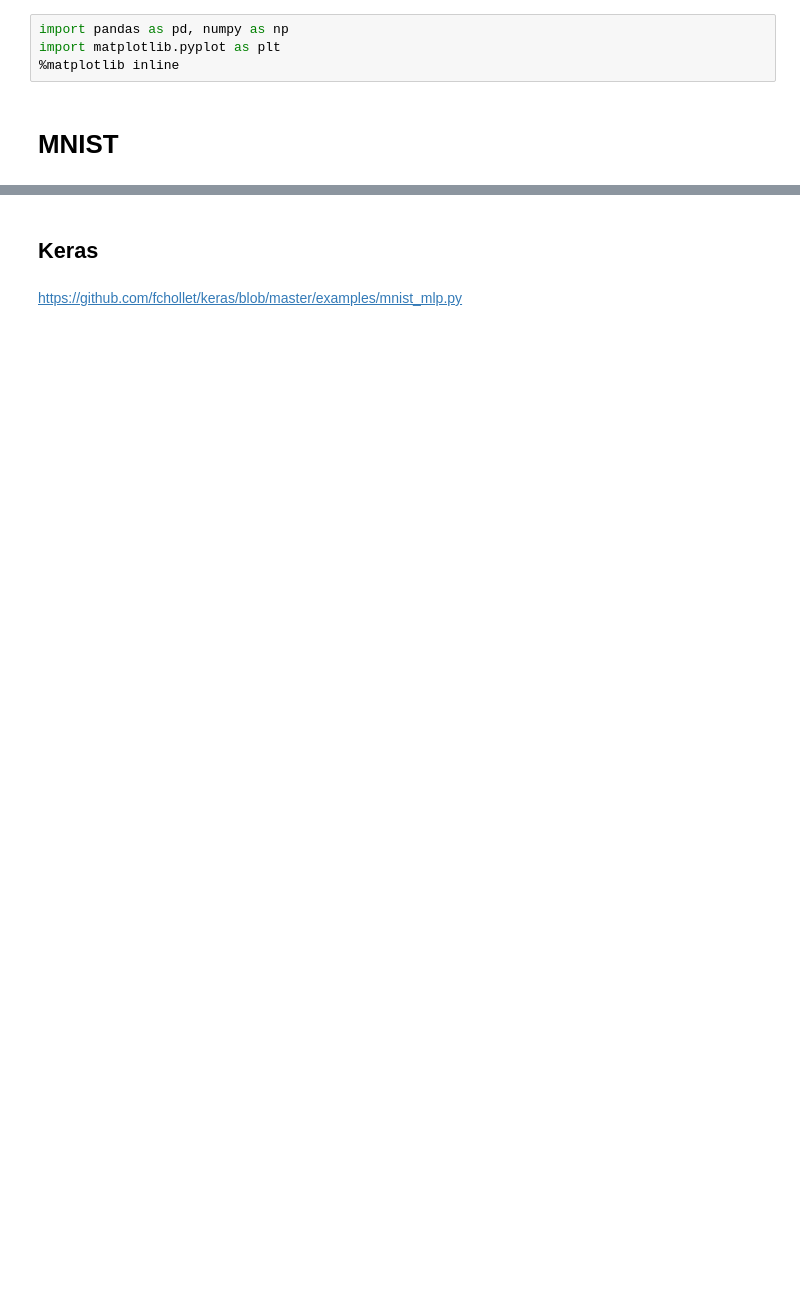
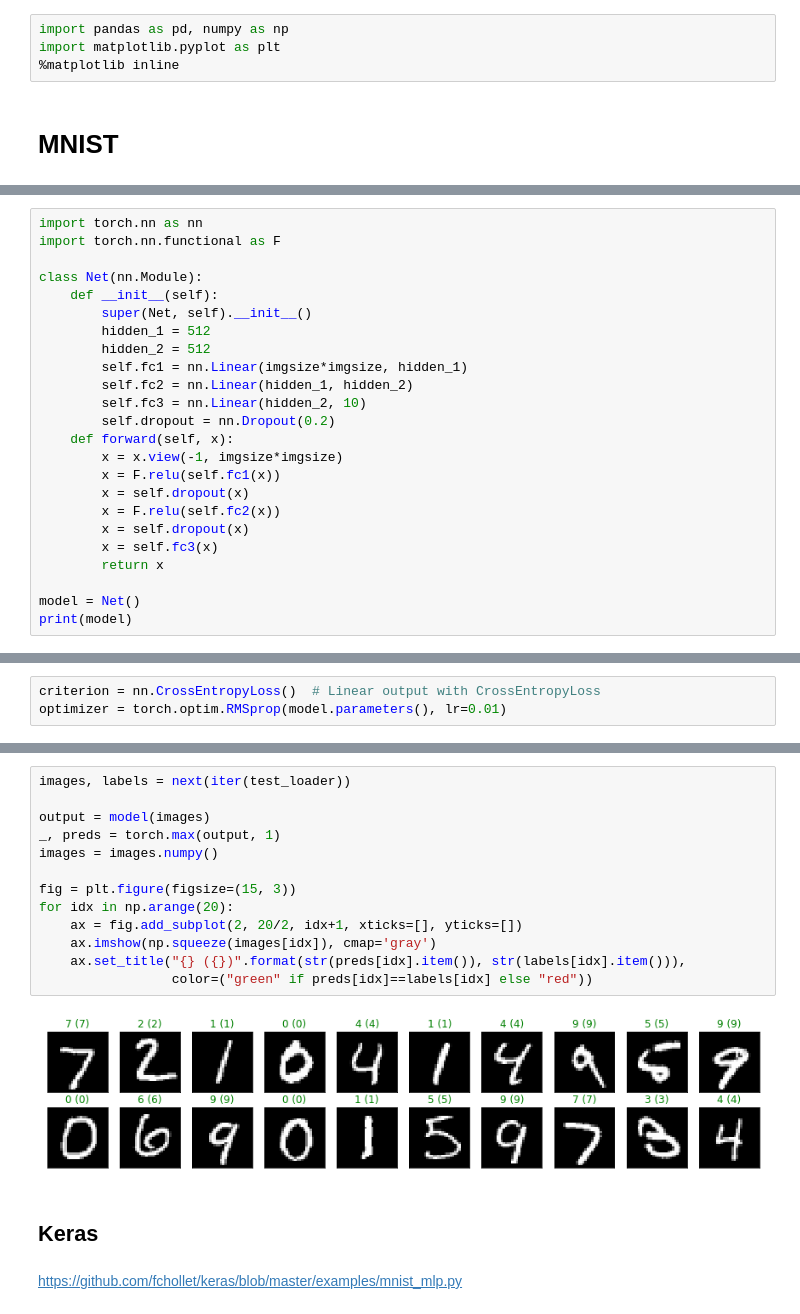
Before and after one commit to hoihui/nlp, a Jupyter notebook: MLP.ipynb, the cells around one changed output, grey strips where cells are left out. Saved outputs shown, nothing was run; the diff lists cells and outputs as text; blank space fills up the shorter version.

```diff
--- a/MLP.ipynb
+++ b/MLP.ipynb
@@ -6,0 +59,24 @@ import matplotlib.pyplot as plt
+# %%
+import torch.nn as nn
+import torch.nn.functional as F
+
+class Net(nn.Module):
+    def __init__(self):
+        super(Net, self).__init__()
+        hidden_1 = 512
+        hidden_2 = 512
+        self.fc1 = nn.Linear(imgsize*imgsize, hidden_1)
+        self.fc2 = nn.Linear(hidden_1, hidden_2)
+        self.fc3 = nn.Linear(hidden_2, 10)
+        self.dropout = nn.Dropout(0.2)
+    def forward(self, x):
+        x = x.view(-1, imgsize*imgsize)
+        x = F.relu(self.fc1(x))
+        x = self.dropout(x)
+        x = F.relu(self.fc2(x))
+        x = self.dropout(x)
+        x = self.fc3(x)
+        return x
+
+model = Net()
+print(model)
@@ -6,0 +90,3 @@ import matplotlib.pyplot as plt
+# %%
+criterion = nn.CrossEntropyLoss()  # Linear output with CrossEntropyLoss
+optimizer = torch.optim.RMSprop(model.parameters(), lr=0.01)
@@ -7,3 +198,18 @@ import matplotlib.pyplot as plt
+# %%
+images, labels = next(iter(test_loader))
+
+output = model(images)
+_, preds = torch.max(output, 1)
+images = images.numpy()
+
+fig = plt.figure(figsize=(15, 3))
+for idx in np.arange(20):
+    ax = fig.add_subplot(2, 20/2, idx+1, xticks=[], yticks=[])
+    ax.imshow(np.squeeze(images[idx]), cmap='gray')
+    ax.set_title("{} ({})".format(str(preds[idx].item()), str(labels[idx].item())),
+                 color=("green" if preds[idx]==labels[idx] else "red"))
+# %% [output]
+[figure, added]
 # %% [markdown]
 ## Keras
 # %% [markdown]
```
Also changed, not shown: parts of 25 cells of this notebook, 5 other files.
